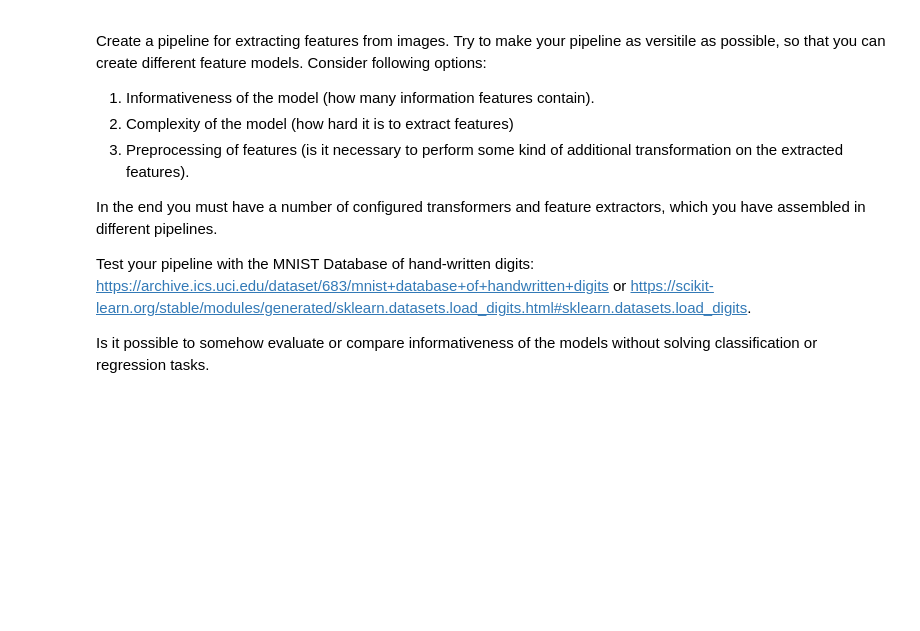
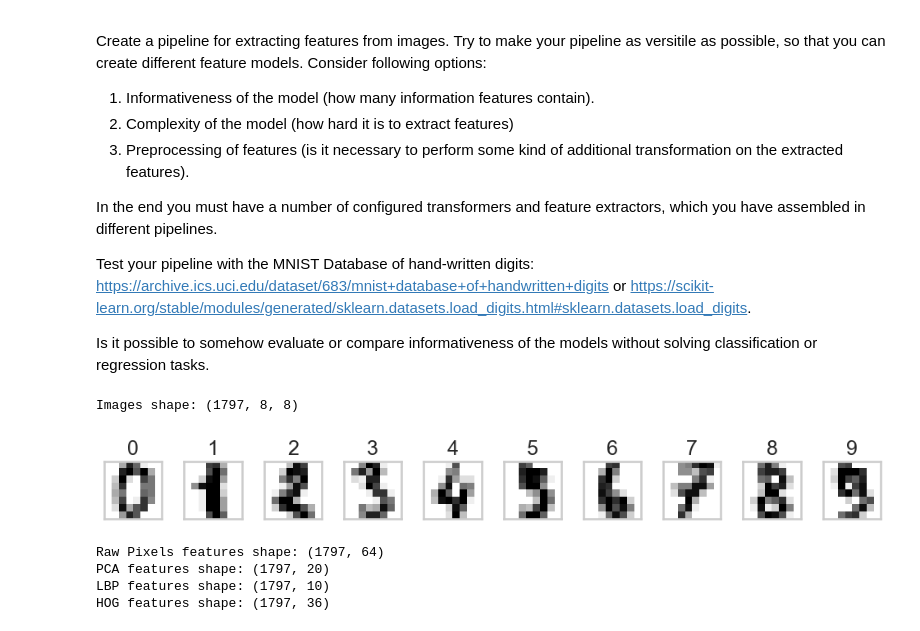
Before and after one commit to tsirleo/PythonDataAnalysis, a Jupyter notebook: Session_08/HW 8 - Preprocessing.ipynb, the cells around one changed output. Saved outputs shown, nothing was run; the diff lists cells and outputs as text; code cells hidden in the pictures; blank space fills up the shorter version.

```diff
--- a/Session_08/HW 8 - Preprocessing.ipynb
+++ b/Session_08/HW 8 - Preprocessing.ipynb
@@ -20,0 +391,39 @@ Is it possible to somehow evaluate or compare informativeness of the models with
+# %%
+digits = load_digits()
+X_images, y = digits.images, digits.target
+print("Images shape:", X_images.shape)
+
+digit_indices = []
+for digit in range(10):
+    idx = np.where(y == digit)[0][0]
+    digit_indices.append(idx)
+
+fig, axes = plt.subplots(1, 10, figsize=(10, 2), subplot_kw={'xticks': [], 'yticks': []})
+for ax, idx in zip(axes, digit_indices):
+    ax.imshow(X_images[idx], cmap=plt.cm.gray_r, interpolation='nearest')
+    ax.set_title(f"{y[idx]}")
+plt.tight_layout()
+plt.show()
+# %% [output]
+Images shape: (1797, 8, 8)
+[figure, added]
+# %%
+X_scaled = scale_transformer.transform(X_images)
+
+X_raw = flatten_transformer.transform(X_scaled)
+print(f"Raw Pixels features shape: {X_raw.shape}")
+
+X_flattened = flatten_transformer.transform(X_scaled)
+X_pca = pca_transformer.fit_transform(X_flattened)
+print(f"PCA features shape: {X_pca.shape}")
+
+X_lbp = lbp_transformer.transform(X_scaled)
+print(f"LBP features shape: {X_lbp.shape}")
+
+X_hog = hog_transformer.transform(X_scaled)
+print(f"HOG features shape: {X_hog.shape}")
+# %% [output]
+Raw Pixels features shape: (1797, 64)
+PCA features shape: (1797, 20)
+LBP features shape: (1797, 10)
+HOG features shape: (1797, 36)
```
Also changed, not shown: parts of 19 cells of this notebook.
